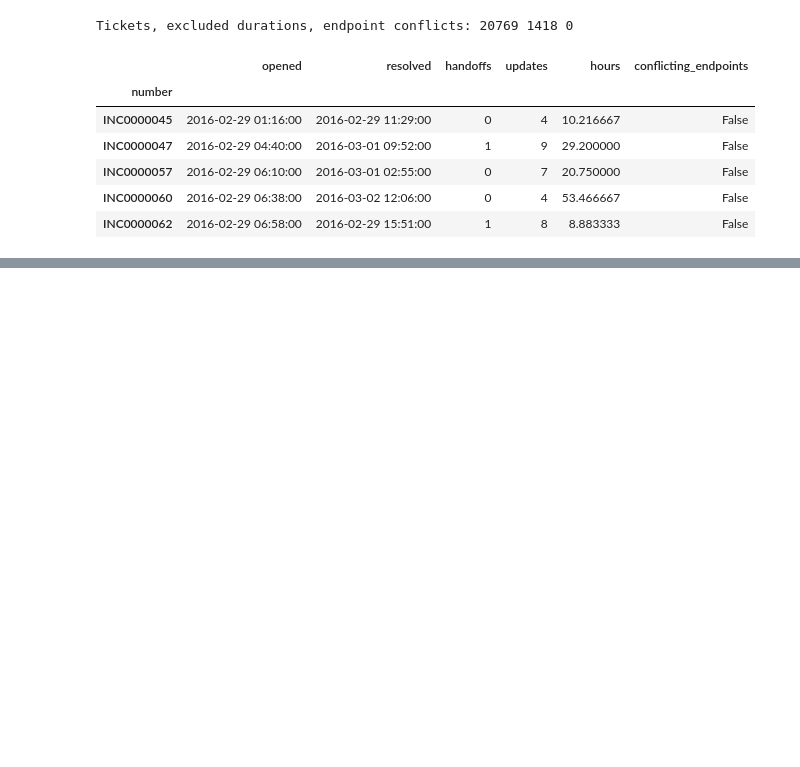
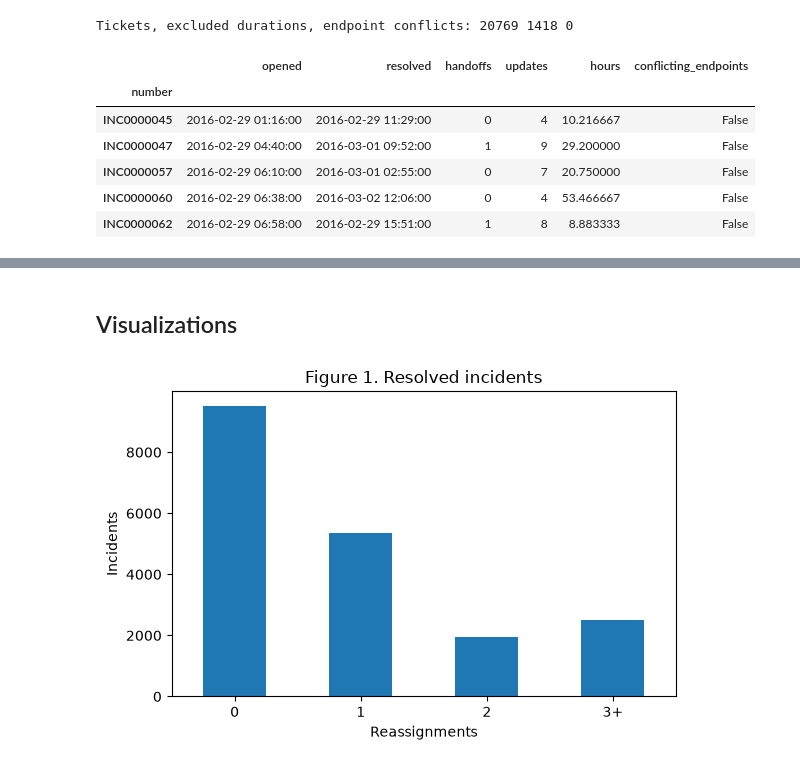
Before and after one commit to marttp/ai-programming-foundations-project, a Jupyter notebook: data_workflow.ipynb, the cells around one changed output, grey strips where cells are left out. Drawn from its saved outputs; the diff is of its cells as text; code cells hidden in the pictures; blank space fills up the shorter version.

```diff
--- a/data_workflow.ipynb
+++ b/data_workflow.ipynb
@@ -92,0 +89,10 @@ Duration quantiles (hours): {0.5: 24.6, 0.9: 397.37, 0.99: 2952.09}
+# %% [markdown]
+## Visualizations
+# %%
+fig, ax = plt.subplots(figsize=(6, 4))
+summary["count"].plot.bar(ax=ax, rot=0)
+ax.set(title="Figure 1. Resolved incidents", xlabel="Reassignments", ylabel="Incidents")
+fig.tight_layout()
+plt.show()
+# %% [output]
+[figure, added]
```
Also changed, not shown: parts of 16 cells of this notebook, 4 other files.
